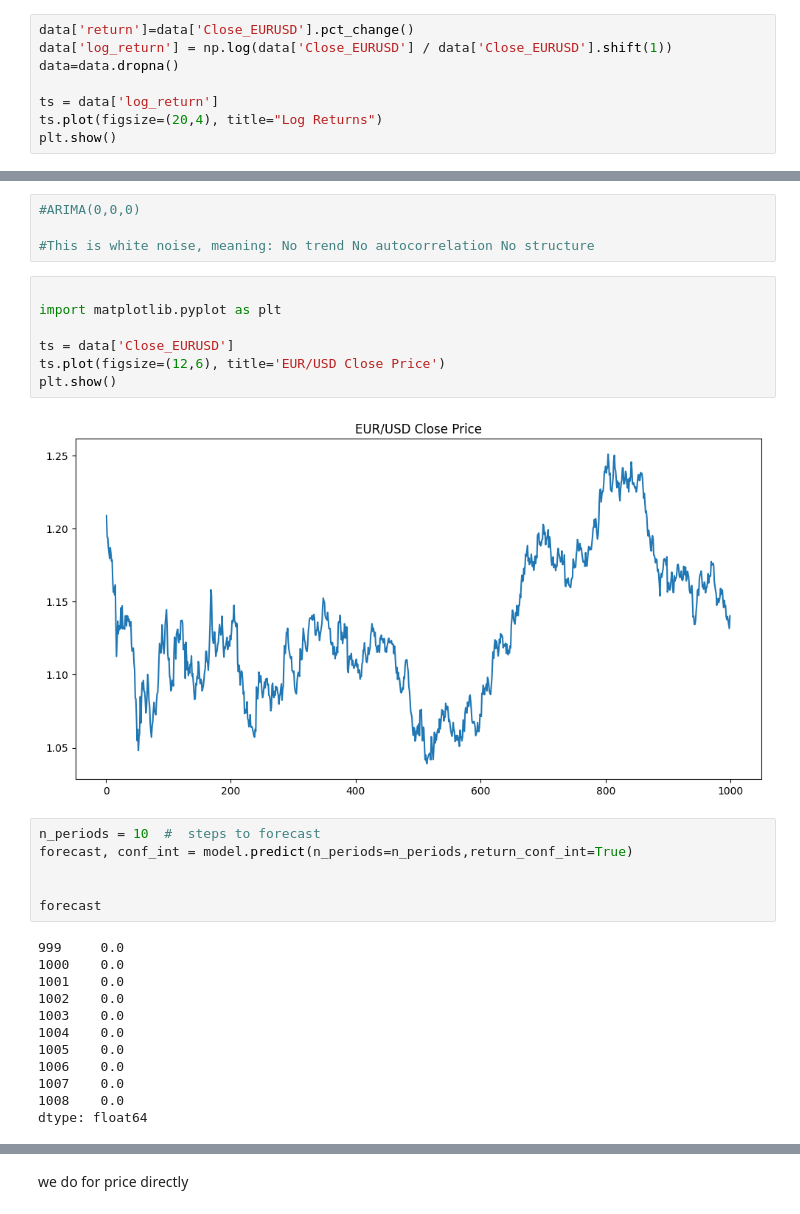
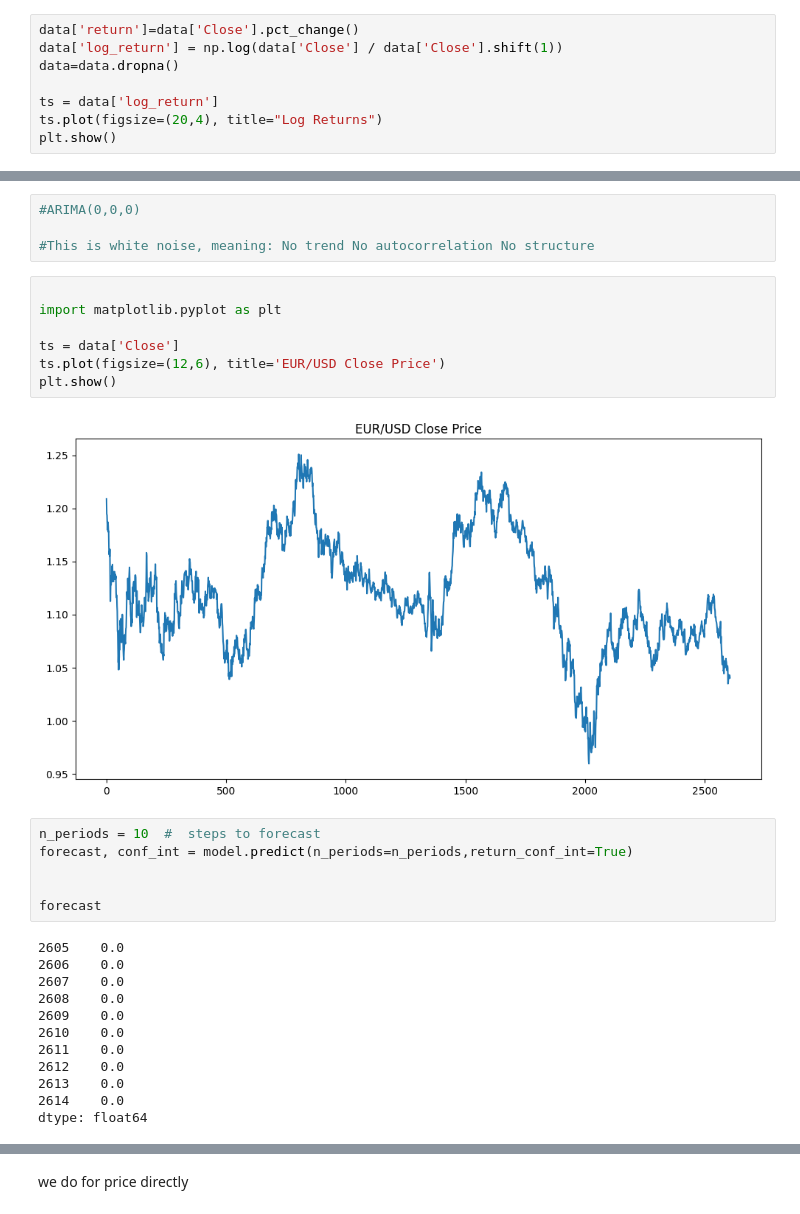
Before and after one commit to EliFar1373/Forex-forecasting_Data-Science, a Jupyter notebook: analysis/ARIMA_SARIMA.ipynb, the cells around one changed output, grey strips where cells are left out. Cells and saved outputs as stored; diff of their text form.

```diff
--- a/analysis/ARIMA_SARIMA.ipynb
+++ b/analysis/ARIMA_SARIMA.ipynb
@@ -24,6 +24,6 @@ plt.show()
 # %%
-data['return']=data['Close_EURUSD'].pct_change()
-data['log_return'] = np.log(data['Close_EURUSD'] / data['Close_EURUSD'].shift(1))
+data['return']=data['Close'].pct_change()
+data['log_return'] = np.log(data['Close'] / data['Close'].shift(1))
 data=data.dropna()
 
 ts = data['log_return']
@@ -88,12 +88,12 @@ Warnings:
 # %%
 
 import matplotlib.pyplot as plt
 
-ts = data['Close_EURUSD']
+ts = data['Close']
 ts.plot(figsize=(12,6), title='EUR/USD Close Price')
 plt.show()
 # %% [output]
-[figure, old version]
+[figure, new version]
 # %%
 n_periods = 10  #  steps to forecast
 forecast, conf_int = model.predict(n_periods=n_periods,return_conf_int=True)
@@ -101,16 +101,16 @@ forecast, conf_int = model.predict(n_periods=n_periods,return_conf_int=True)
 
 forecast
 # %% [output]
-999     0.0
-1000    0.0
-1001    0.0
-1002    0.0
-1003    0.0
-1004    0.0
-1005    0.0
-1006    0.0
-1007    0.0
-1008    0.0
+2605    0.0
+2606    0.0
+2607    0.0
+2608    0.0
+2609    0.0
+2610    0.0
+2611    0.0
+2612    0.0
+2613    0.0
+2614    0.0
 dtype: float64
 # %%
 conf_int
```
Also changed, not shown: parts of 13 cells of this notebook, 9 other files.
